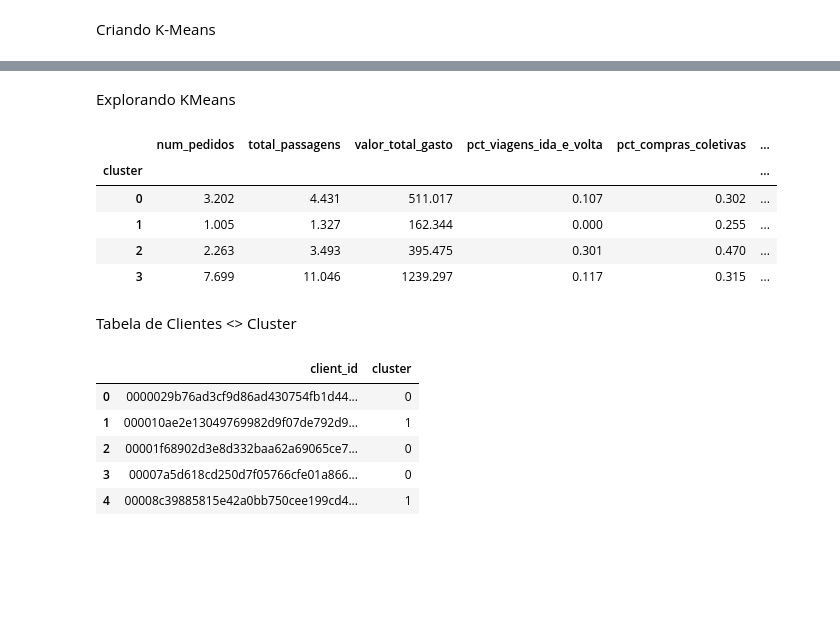
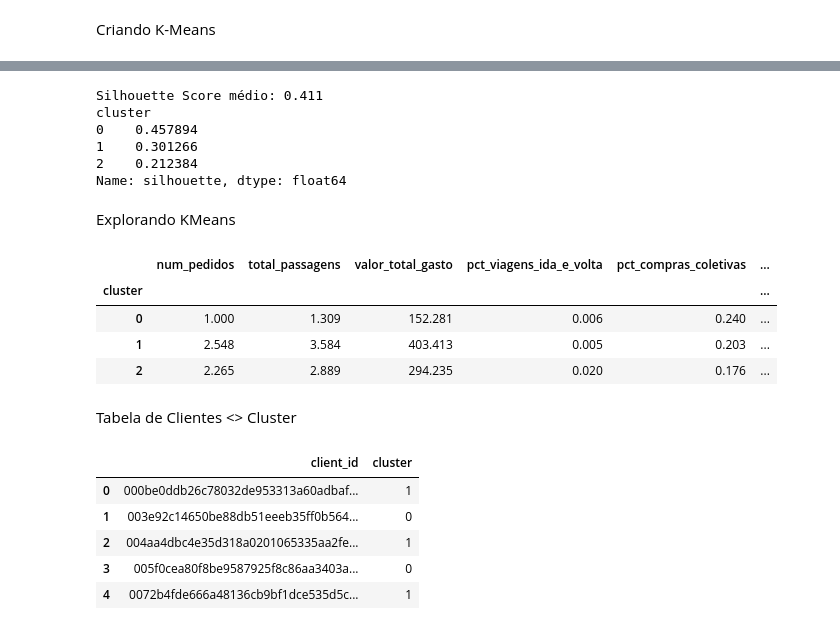
Before and after one commit to Rozana-Malta/click_predict, a Jupyter notebook: ETL/cluster_kmeans_clientes.ipynb, the cells around one changed output, grey strips where cells are left out. Cells and saved outputs as stored; diff of their text form; code cells hidden in the pictures; blank space fills up the shorter version.

```diff
--- a/ETL/cluster_kmeans_clientes.ipynb
+++ b/ETL/cluster_kmeans_clientes.ipynb
@@ -206,0 +202,17 @@ X_scaled = scaler.fit_transform(X)
+# %%
+#Análise de Cotovelo
+
+sse = []
+K = range(1, 11)  # testando de 1 até 10 clusters
+for k in K:
+    kmeans = KMeans(n_clusters=k, random_state=42, n_init=10)
+    kmeans.fit(X_scaled)
+    sse.append(kmeans.inertia_)
+
+# Plot do gráfico de cotovelo
+plt.figure(figsize=(8,5))
+plt.plot(K, sse, 'bo-', markersize=8)
+plt.xlabel('Número de clusters (k)')
+plt.ylabel('Soma dos Quadrados das Distâncias (SSE)')
+plt.title('Método do Cotovelo')
+plt.show()
@@ -207,6 +252,28 @@ X_scaled = scaler.fit_transform(X)
 # %%
-kmeans = KMeans(n_clusters=4, random_state=42)
+#Criando Kmeans -> usanod três que atende uma base mais segmentada e eficaz
+
+kmeans = KMeans(n_clusters=3, random_state=42)
 cliente_agg['cluster'] = kmeans.fit_predict(X_scaled)
+# %%
+from sklearn.metrics import silhouette_score, silhouette_samples
+
+# Calcula o score médio da silhueta
+silhouette_avg = silhouette_score(X_scaled, cliente_agg['cluster'])
+print(f"Silhouette Score médio: {silhouette_avg:.3f}")
+
+# Se quiser ver a silhueta de cada ponto:
+sample_silhouette_values = silhouette_samples(X_scaled, cliente_agg['cluster'])
+cliente_agg['silhouette'] = sample_silhouette_values
+
+# Distribuição da silhueta por cluster
+print(cliente_agg.groupby('cluster')['silhouette'].mean())
+# %% [output]
+Silhouette Score médio: 0.411
+cluster
+0    0.457894
+1    0.301266
+2    0.212384
+Name: silhouette, dtype: float64
 # %% [markdown]
 Explorando KMeans
 # %%
@@ -215,21 +282,20 @@ cluster_summary.head()
 # %% [output]
 |  | num_pedidos | total_passagens | valor_total_gasto | pct_viagens_ida_e_volta | pct_compras_coletivas | ... |
 | cluster |  |  |  |  |  | ... |
-| 0 | 3.202 | 4.431 | 511.017 | 0.107 | 0.302 | ... |
-| 1 | 1.005 | 1.327 | 162.344 | 0.000 | 0.255 | ... |
-| 2 | 2.263 | 3.493 | 395.475 | 0.301 | 0.470 | ... |
-| 3 | 7.699 | 11.046 | 1239.297 | 0.117 | 0.315 | ... |
+| 0 | 1.000 | 1.309 | 152.281 | 0.006 | 0.240 | ... |
+| 1 | 2.548 | 3.584 | 403.413 | 0.005 | 0.203 | ... |
+| 2 | 2.265 | 2.889 | 294.235 | 0.020 | 0.176 | ... |
 # %% [markdown]
 Tabela de Clientes <> Cluster
 # %%
 # Tabela final com client_id e cluster
-clientes_com_cluster = cliente_agg_com_clusters[['client_id', 'cluster']]
+clientes_com_cluster = cliente_agg[['client_id', 'cluster']]
 
 clientes_com_cluster.head()
 # %% [output]
 |  | client_id | cluster |
-| 0 | 0000029b76ad3cf9d86ad430754fb1d44... | 0 |
-| 1 | 000010ae2e13049769982d9f07de792d9... | 1 |
-| 2 | 00001f68902d3e8d332baa62a69065ce7... | 0 |
-| 3 | 00007a5d618cd250d7f05766cfe01a866... | 0 |
-| 4 | 00008c39885815e42a0bb750cee199cd4... | 1 |
+| 0 | 000be0ddb26c78032de953313a60adbaf... | 1 |
+| 1 | 003e92c14650be88db51eeeb35ff0b564... | 0 |
+| 2 | 004aa4dbc4e35d318a0201065335aa2fe... | 1 |
+| 3 | 005f0cea80f8be9587925f8c86aa3403a... | 0 |
+| 4 | 0072b4fde666a48136cb9bf1dce535d5c... | 1 |
```
Also changed, not shown: parts of 7 cells of this notebook.
